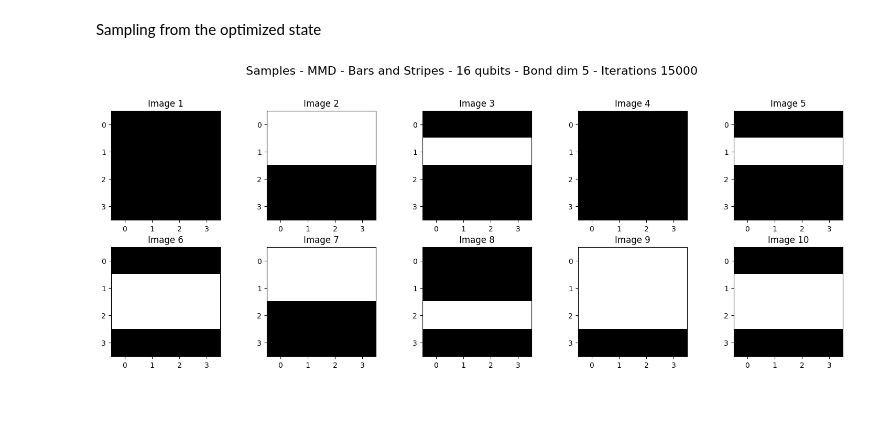
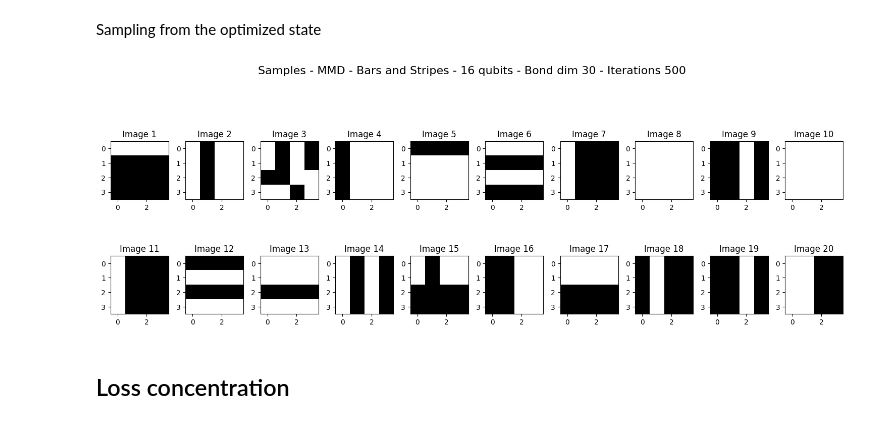
Before and after one commit to mattia-robbiano/tnbm, a Jupyter notebook: fix.ipynb, the cells around one changed output. Cells and saved outputs as stored; diff of their text form; code cells hidden in the pictures.

```diff
--- a/fix.ipynb
+++ b/fix.ipynb
@@ -302,23 +322,27 @@ Sampling from the optimized state
 # %%
 import matplotlib.pyplot as plt
 import time
+from src.dataset_utils import plot_binary_data
 
-def plot_BS(loss_function, dataset, num_qubits, bond_dimension, iterations, num_images=10, num_columns = 5):
+def plot_BS(loss_function, dataset, num_qubits, bond_dimension, iterations, num_images=20, num_columns = 10):
 
     seed = int(time.time())
     tn = psi_opt
     fig, axes = plt.subplots(2, num_columns, figsize=(15, 6))
     axes = axes.flatten()
 
     for i, b in enumerate(tn.sample(num_images, seed)):
         arr = np.array(b[0]).reshape((int(np.sqrt(num_qubits)), int(np.sqrt(num_qubits))))
-        axes[i].imshow(arr, cmap='gray', interpolation='nearest')
+        axes[i].imshow(arr, cmap='gray', interpolation='nearest',vmin = 0, # for binary images
+                       vmax = 1)
         axes[i].set_title(f'Image {i+1}')
 
     plt.suptitle(f'Samples - {loss_function} - {dataset} - {num_qubits} qubits - Bond dim {bond_dimension} - Iterations {iterations}', fontsize=16)
     plt.tight_layout(rect=[0, 0, 1, 0.95])
     plt.savefig("samples"+ "_" +loss_function + "_" + dataset + "_" + str(num_qubits) + "q_" + str(bond_dimension) + "b_" + str(iterations) + "i.pdf")
+
+plot_BS("MMD", "Bars and Stripes", num_qubits=num_sites, bond_dimension=chi, iterations=iterations)
+# %% [output]
+[figure, added]
-# %%
-plot_BS("MMD", "Bars and Stripes", num_qubits=num_sites, bond_dimension=chi, iterations=15000)
-# %% [output]
-[figure, removed]
+# %% [markdown]
+## Loss concentration
```
Also changed, not shown: parts of 19 cells of this notebook.
